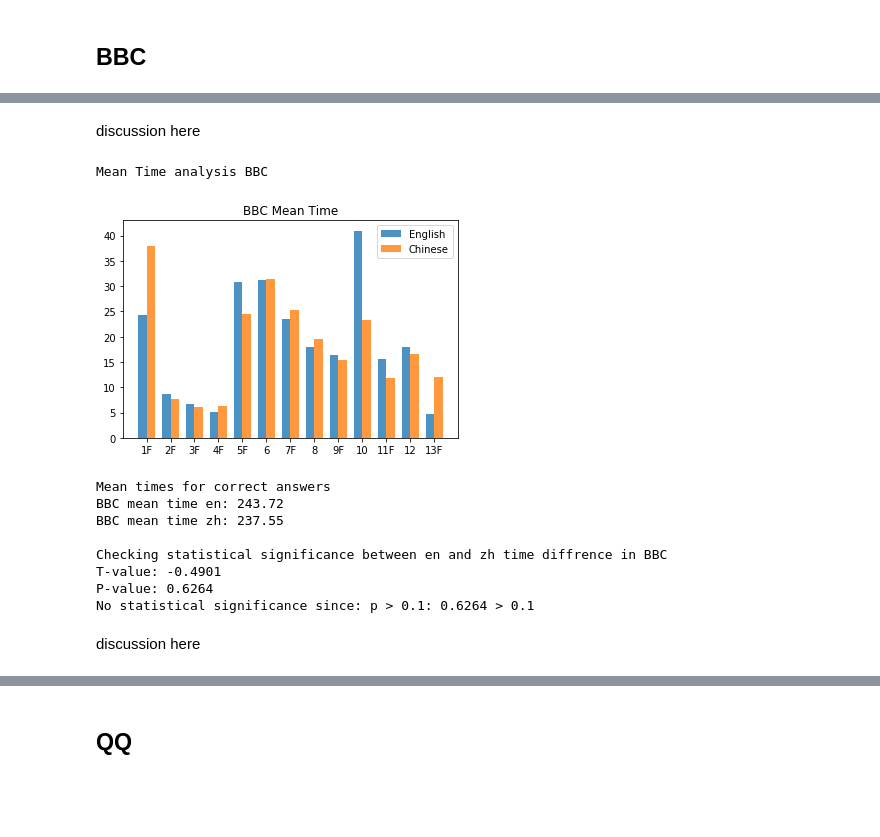
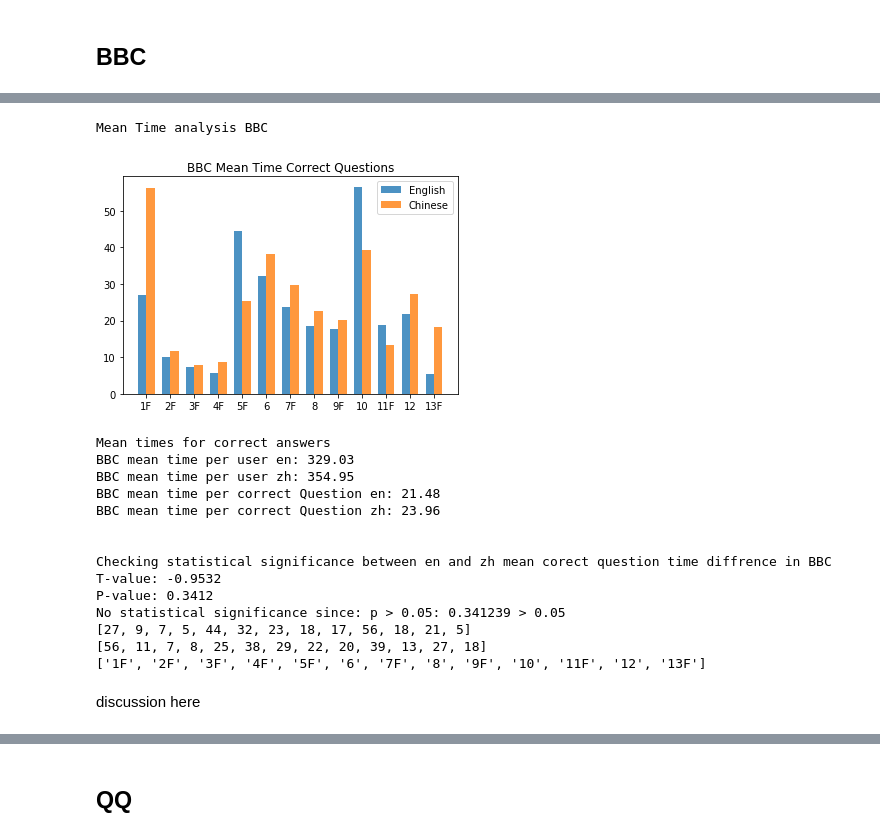
Before and after one commit to mliljenberg/ExJobb, a Jupyter notebook: Analysis.ipynb, the cells around one changed output, grey strips where cells are left out. Cells and saved outputs as stored; diff of their text form; code cells hidden in the pictures; blank space fills up the shorter version.

```diff
--- a/Analysis.ipynb
+++ b/Analysis.ipynb
@@ -505,27 +382,43 @@ There is a statistical significant since p < 0.1: 0.0701 < 0.1
+# %%
+print('Mean Time analysis BBC')
+df1 = q_bbc_en
+df1 = df1[df1['Time'] < 400]
+df1 = df1[df1['Correct'] == 1]
+df2 = q_bbc_zh
+df2 = df2[df2['Time'] < 400]
+df2 = df2[df2['Correct'] == 1]
+show_bar_chart(df1.groupby(['QuestionId']).mean()['Time'].values,
+               df2.groupby(['QuestionId']).mean()['Time'].values, bbc_labels, 'BBC Mean Time Correct Questions')
+
+print('Mean times for correct answers')
+
+print('BBC mean time per user en: {0:.2f}'.format(q_bbc_en.groupby(['MainId']).sum()['Time'].mean()))
+print('BBC mean time per user zh: {0:.2f}'.format(q_bbc_zh.groupby(['MainId']).sum()['Time'].mean()))
+
+print('BBC mean time per correct Question en: {0:.2f}'.format(df1.mean()['Time']))
+print('BBC mean time per correct Question zh: {0:.2f}'.format(df2.mean()['Time']))
+
+print()
+print('')
+t_test(df1['Time'], df2['Time'], 'Checking statistical significance between en and zh mean corect question time diffrence in BBC')
+# %% [output]
+Mean Time analysis BBC
+[figure, added]
+Mean times for correct answers
+BBC mean time per user en: 329.03
+BBC mean time per user zh: 354.95
+BBC mean time per correct Question en: 21.48
+BBC mean time per correct Question zh: 23.96
+
+
+Checking statistical significance between en and zh mean corect question time diffrence in BBC
+T-value: -0.9532
+P-value: 0.3412
+No statistical significance since: p > 0.05: 0.341239 > 0.05
+[27, 9, 7, 5, 44, 32, 23, 18, 17, 56, 18, 21, 5]
+[56, 11, 7, 8, 25, 38, 29, 22, 20, 39, 13, 27, 18]
+['1F', '2F', '3F', '4F', '5F', '6', '7F', '8', '9F', '10', '11F', '12', '13F']
 # %% [markdown]
 discussion here
-# %%
-print('Mean Time analysis BBC')
-show_bar_chart([val/bbc_en_length for val in q_text_id_bbc_en_time.values()],
-               [val/bbc_zh_length for val in q_text_id_bbc_zh_time.values()], bbc_labels, 'BBC Mean Time')
-print('Mean times for correct answers')
-print('BBC mean time en: {0:.2f}'.format(sum([val/bbc_en_length for val in q_text_id_bbc_en_time.values()])))
-print('BBC mean time zh: {0:.2f}'.format(sum([val/bbc_zh_length for val in q_text_id_bbc_zh_time.values()])))
-
-print('')
-t_test(q_bbc_en.groupby(['MainId']).sum()['Time'].values, q_bbc_zh.groupby(['MainId']).sum()['Time'].values, 'Checking statistical significance between en and zh time diffrence in BBC')
-# %% [output]
-Mean Time analysis BBC
-[figure, removed]
-Mean times for correct answers
-BBC mean time en: 243.72
-BBC mean time zh: 237.55
-
-Checking statistical significance between en and zh time diffrence in BBC
-T-value: -0.4901
-P-value: 0.6264
-No statistical significance since: p > 0.1: 0.6264 > 0.1
-# %% [markdown]
-discussion here
 # %%
 # Mean Time on F-shaped vs non F-shaped questions
```
Also changed, not shown: parts of 32 cells of this notebook, 32 other files.
